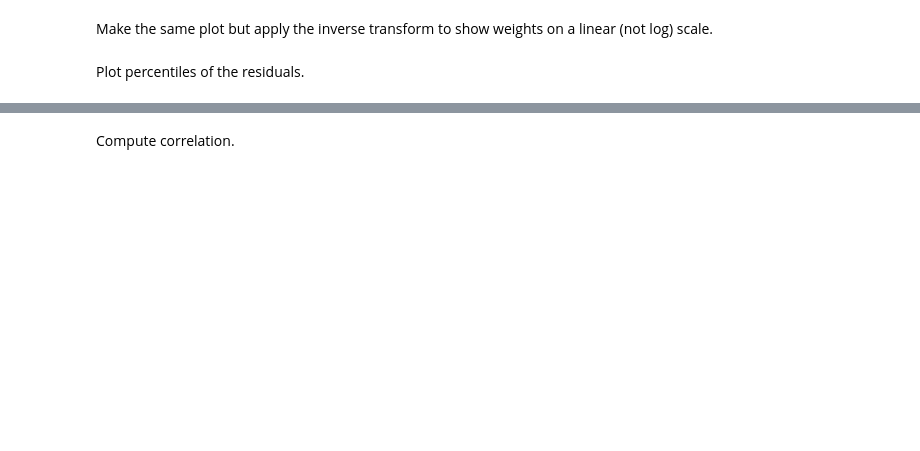
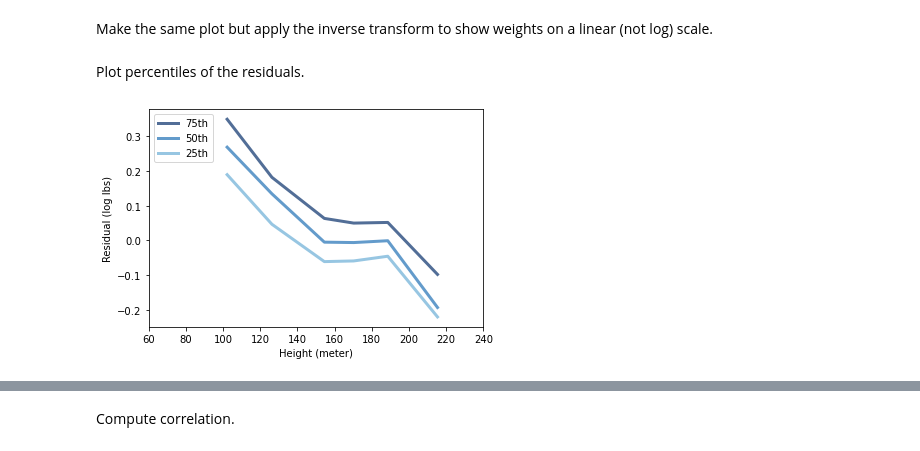
Before and after one commit to Morgan-Sell/ThinkStats2, a Jupyter notebook: code/chap10ex.ipynb, the cells around one changed output, grey strips where cells are left out. Drawn from its saved outputs; the diff is of its cells as text; code cells hidden in the pictures; blank space fills up the shorter version.

```diff
--- a/code/chap10ex.ipynb
+++ b/code/chap10ex.ipynb
@@ -457,0 +512,17 @@ Plot percentiles of the residuals.
+# %%
+df['residual'] = log_weights - (slope * heights + intercept)
+bins = np.arange(min(heights)-1, max(heights)+25, 25)
+indices = np.digitize(heights, bins)
+groups = df.groupby(indices)
+
+height_means = [group.htm3.mean() for _, group in groups][1:-1]
+
+cdfs = [thinkstats2.Cdf(group.residual) for _, group in groups][1:-1]
+# %%
+PlotPercentiles(height_means, cdfs)
+
+thinkplot.Config(xlabel="Height (meter)",
+                 ylabel='Residual (log lbs)',
+                 xlim=[60, 240])
+# %% [output]
+[figure, added]
```
Also changed, not shown: parts of 27 cells of this notebook.
